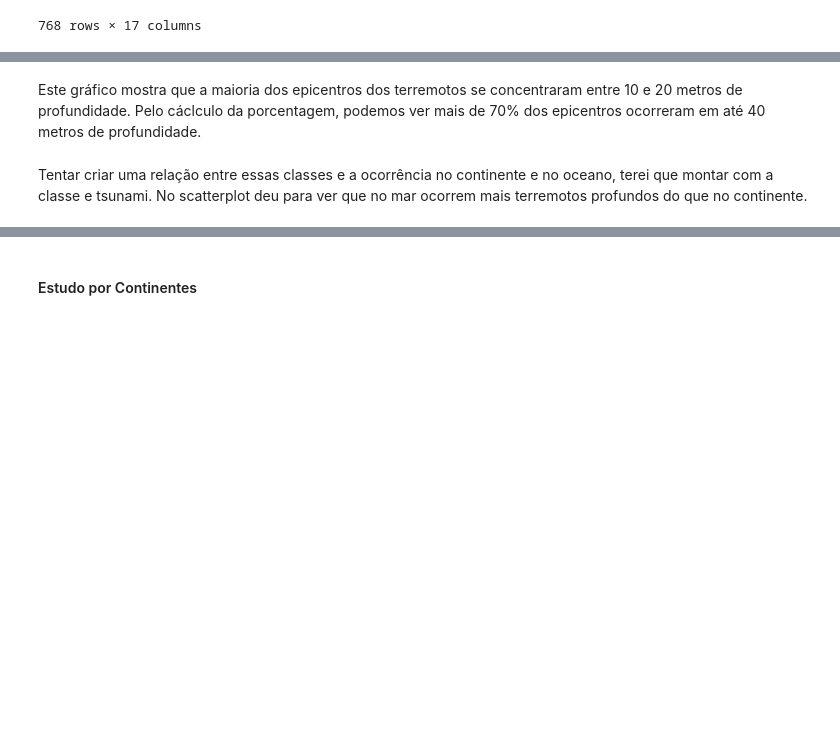
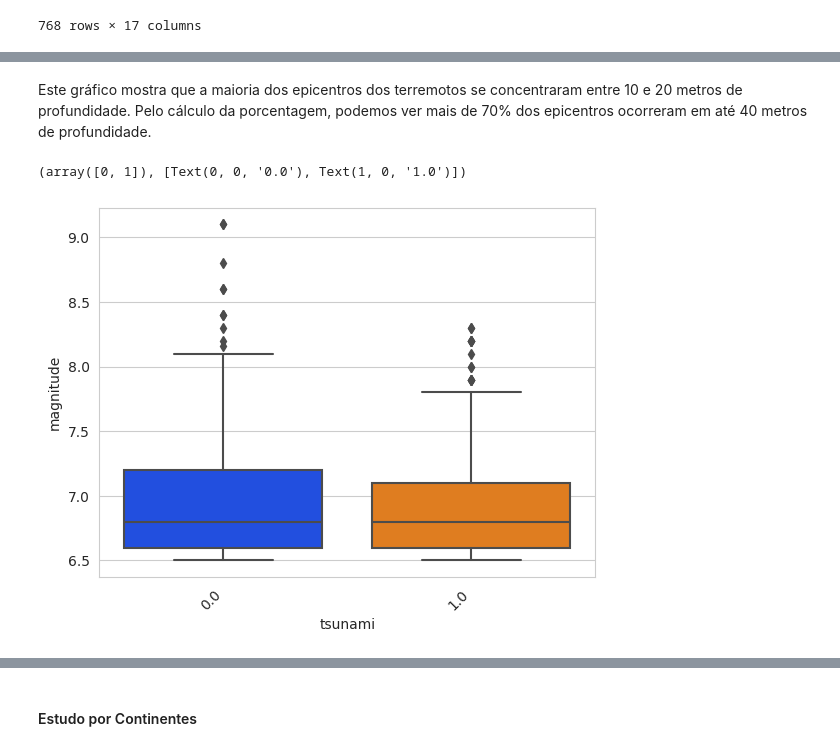
Before and after one commit to DiegoMBrito/MVP_Sprint1, a Jupyter notebook: MVP_Final.ipynb, the cells around one changed output, grey strips where cells are left out. Saved outputs shown, nothing was run; the diff lists cells and outputs as text; code cells hidden in the pictures; blank space fills up the shorter version.

```diff
--- a/MVP_Final.ipynb
+++ b/MVP_Final.ipynb
@@ -666,5 +685,9 @@ plt.show()
 # %% [markdown]
-Este gráfico mostra que a maioria dos epicentros dos terremotos se concentraram entre 10 e 20 metros de profundidade. Pelo cáclculo da porcentagem, podemos ver mais de 70% dos epicentros ocorreram em até 40 metros de profundidade.
+Este gráfico mostra que a maioria dos epicentros dos terremotos se concentraram entre 10 e 20 metros de profundidade. Pelo cálculo da porcentagem, podemos ver mais de 70% dos epicentros ocorreram em até 40 metros de profundidade.
-# %% [markdown]
-Tentar criar uma relação entre essas classes e a ocorrência no continente e no oceano, terei que montar com a classe e tsunami.
-No scatterplot deu para ver que no mar ocorrem mais terremotos profundos do que no continente.
+# %%
+# Cria um boxplot usando a lib Seaborn
+sns.boxplot(data=df_earth,x='tsunami',y = 'magnitude')
+plt.xticks(rotation=45,ha="right")
+# %% [output]
+(array([0, 1]), [Text(0, 0, '0.0'), Text(1, 0, '1.0')])
+[figure, added]
```
Also changed, not shown: parts of 22 cells of this notebook.
